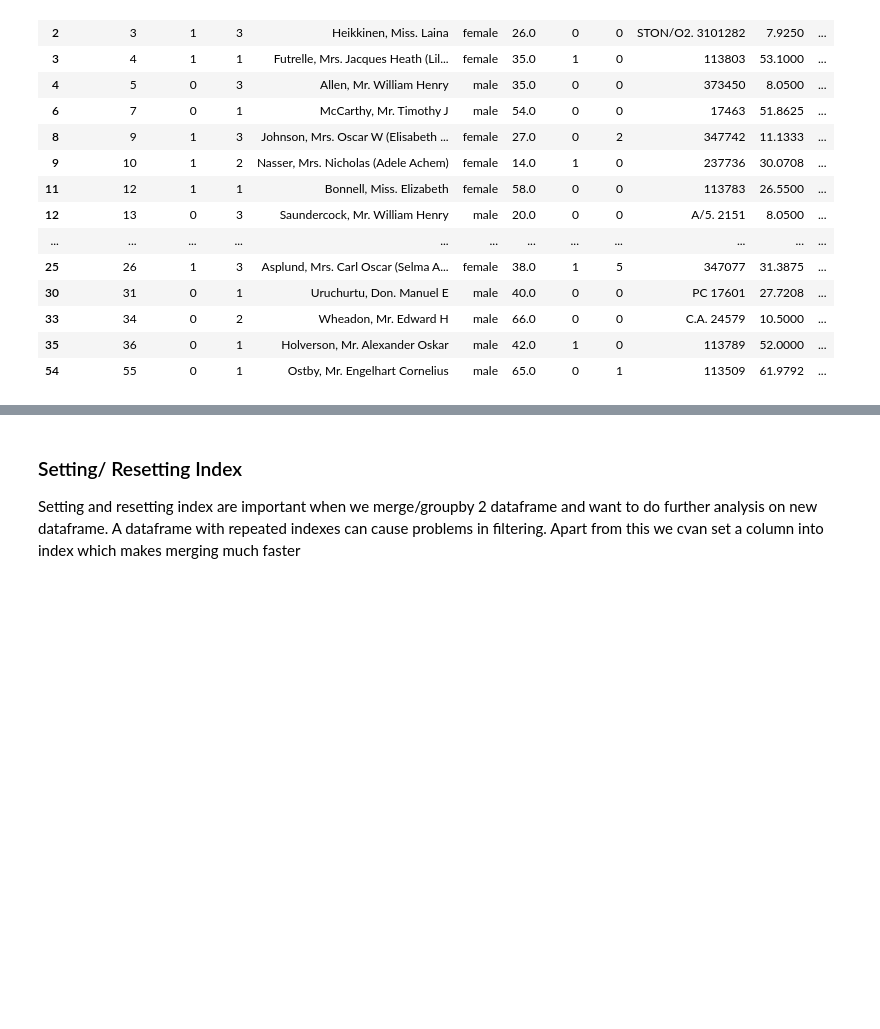
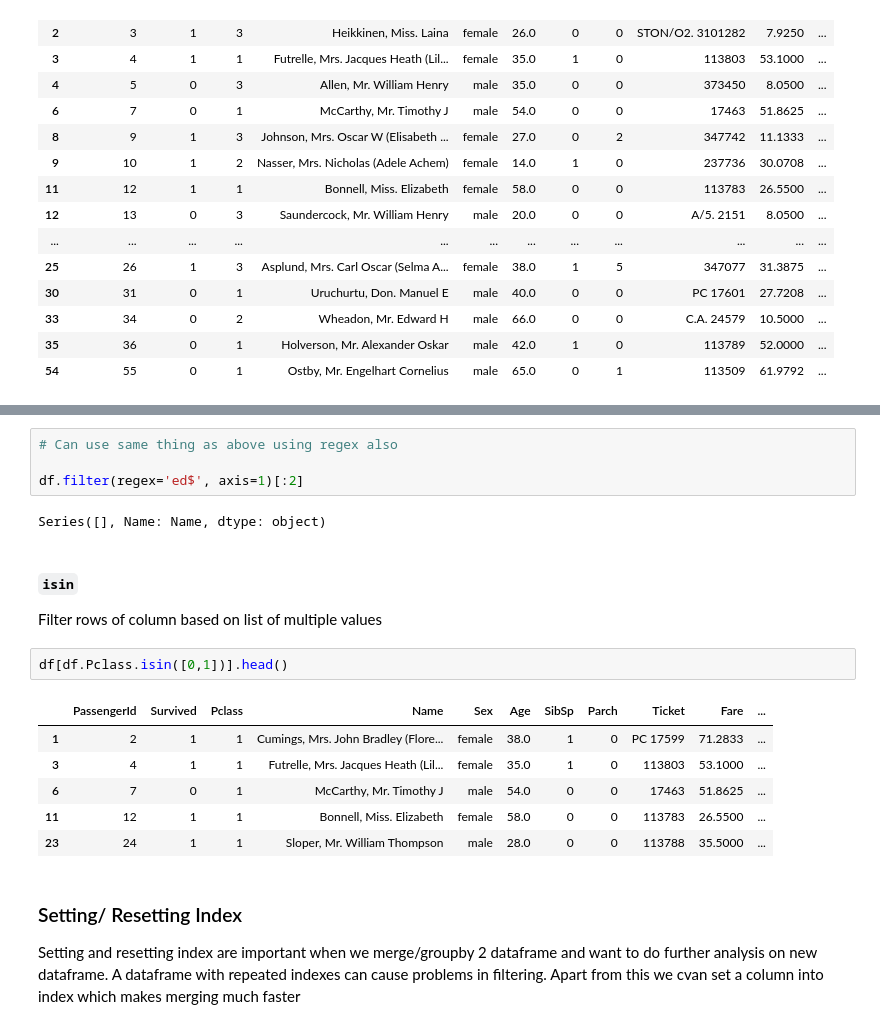
Before and after one commit to groverpr/learn_python_libraries, a Jupyter notebook: pandas/pandas_cheatsheet.ipynb, the cells around one changed output, grey strips where cells are left out. Drawn from its saved outputs; the diff is of its cells as text; blank space fills up the shorter version.

```diff
--- a/pandas/pandas_cheatsheet.ipynb
+++ b/pandas/pandas_cheatsheet.ipynb
@@ -313,3 +341,22 @@ df.query('Age > PassengerId')
+# %%
+# Can use same thing as above using regex also
+
+df.filter(regex='ed$', axis=1)[:2]
+# %% [output]
+Series([], Name: Name, dtype: object)
+# %% [markdown]
+#### `isin`
+
+Filter rows of column based on list of multiple values
+# %%
+df[df.Pclass.isin([0,1])].head()
+# %% [output]
+|  | PassengerId | Survived | Pclass | Name | Sex | Age | SibSp | Parch | Ticket | Fare | ... |
+| 1 | 2 | 1 | 1 | Cumings, Mrs. John Bradley (Flore... | female | 38.0 | 1 | 0 | PC 17599 | 71.2833 | ... |
+| 3 | 4 | 1 | 1 | Futrelle, Mrs. Jacques Heath (Lil... | female | 35.0 | 1 | 0 | 113803 | 53.1000 | ... |
+| 6 | 7 | 0 | 1 | McCarthy, Mr. Timothy J | male | 54.0 | 0 | 0 | 17463 | 51.8625 | ... |
+| 11 | 12 | 1 | 1 | Bonnell, Miss. Elizabeth | female | 58.0 | 0 | 0 | 113783 | 26.5500 | ... |
+| 23 | 24 | 1 | 1 | Sloper, Mr. William Thompson | male | 28.0 | 0 | 0 | 113788 | 35.5000 | ... |
 # %% [markdown]
 ### Setting/ Resetting Index
 Setting and resetting index are important when we merge/groupby 2 dataframe and want to do further analysis on new dataframe. A dataframe with repeated indexes can cause problems in filtering. Apart from this we cvan set a column into index which makes merging much faster
```
Also changed, not shown: parts of 6 cells of this notebook.
